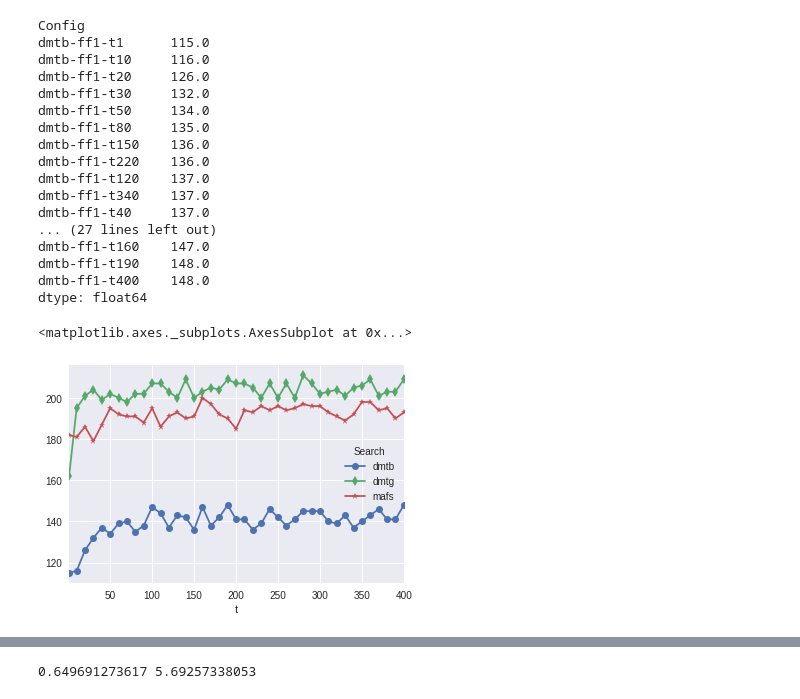
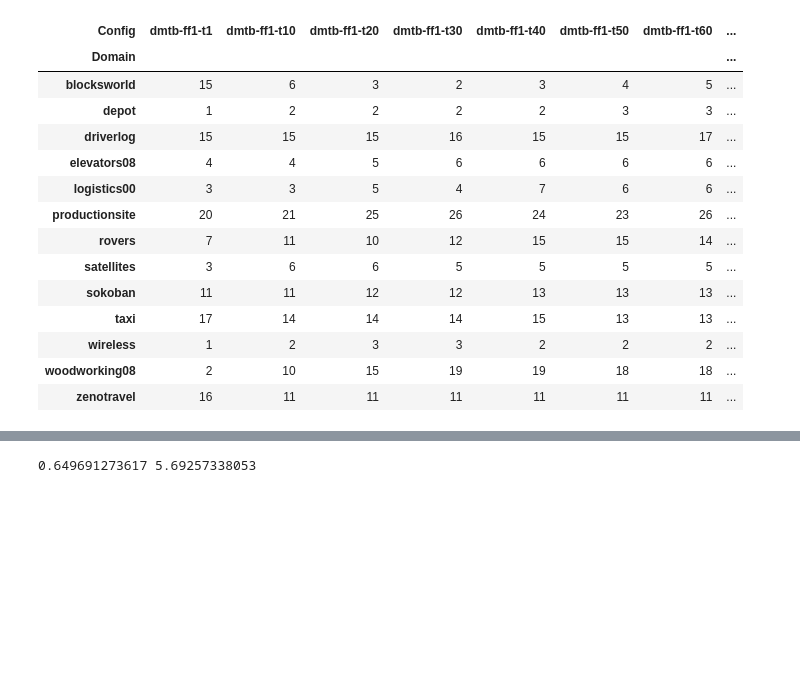
Before and after one commit to schultet/goa, a Jupyter notebook: driver/eval-dmt.ipynb, the cells around one changed output, grey strips where cells are left out. Cells and saved outputs as stored; diff of their text form; code cells hidden in the pictures; blank space fills up the shorter version.

```diff
--- a/driver/eval-dmt.ipynb
+++ b/driver/eval-dmt.ipynb
@@ -11,34 +26,23 @@ af = pd.read_csv('../data/mar-23-2019-results.csv')
 # %%
 cov = af.groupby(
     by=['Config', 'Domain', 'Problem'])['Plan'].first().groupby(
     by=['Config', 'Domain']).count().unstack('Config').fillna(0)
 cov = cov.reindex(columns=natsorted(cov.columns))
 cov[['dmtb-ff1-t{}'.format(x) for x in [1] + list(range(10,410,10))]].sum().sort_values()
-#cov.style.highlight_max(axis=1, color='yellow')
+cov.style.highlight_max(axis=1, color='yellow')
 # %% [output]
-Config
-dmtb-ff1-t1      115.0
-dmtb-ff1-t10     116.0
-dmtb-ff1-t20     126.0
-dmtb-ff1-t30     132.0
-dmtb-ff1-t50     134.0
-dmtb-ff1-t80     135.0
-dmtb-ff1-t150    136.0
-dmtb-ff1-t220    136.0
-dmtb-ff1-t120    137.0
-dmtb-ff1-t340    137.0
-dmtb-ff1-t40     137.0
-... (27 lines left out)
-dmtb-ff1-t160    147.0
-dmtb-ff1-t190    148.0
-dmtb-ff1-t400    148.0
-dtype: float64
+| Config | dmtb-ff1-t1 | dmtb-ff1-t10 | dmtb-ff1-t20 | dmtb-ff1-t30 | dmtb-ff1-t40 | dmtb-ff1-t50 | dmtb-ff1-t60 | ... |
+| Domain |  |  |  |  |  |  |  | ... |
+| blocksworld | 15 | 6 | 3 | 2 | 3 | 4 | 5 | ... |
+| depot | 1 | 2 | 2 | 2 | 2 | 3 | 3 | ... |
+| driverlog | 15 | 15 | 15 | 16 | 15 | 15 | 17 | ... |
+| elevators08 | 4 | 4 | 5 | 6 | 6 | 6 | 6 | ... |
+| logistics00 | 3 | 3 | 5 | 4 | 7 | 6 | 6 | ... |
+| productionsite | 20 | 21 | 25 | 26 | 24 | 23 | 26 | ... |
+| rovers | 7 | 11 | 10 | 12 | 15 | 15 | 14 | ... |
+| satellites | 3 | 6 | 6 | 5 | 5 | 5 | 5 | ... |
+| sokoban | 11 | 11 | 12 | 12 | 13 | 13 | 13 | ... |
+| taxi | 17 | 14 | 14 | 14 | 15 | 13 | 13 | ... |
+| wireless | 1 | 2 | 3 | 3 | 2 | 2 | 2 | ... |
+| woodworking08 | 2 | 10 | 15 | 19 | 19 | 18 | 18 | ... |
+| zenotravel | 16 | 11 | 11 | 11 | 11 | 11 | 11 | ... |
-# %%
-cov = af.groupby(
-    by=['Domain', 'Problem', 'Config']).first().groupby(
-    by=['t', 'Search']).Plan.count().unstack('Search')
-#cov.style.highlight_max(axis=1)
-cov.plot(style=['o-', 'd-', '*-'])
-# %% [output]
-<matplotlib.axes._subplots.AxesSubplot at 0x...>
-[figure, removed]
```
Also changed, not shown: parts of 7 cells of this notebook, 9 other files.
